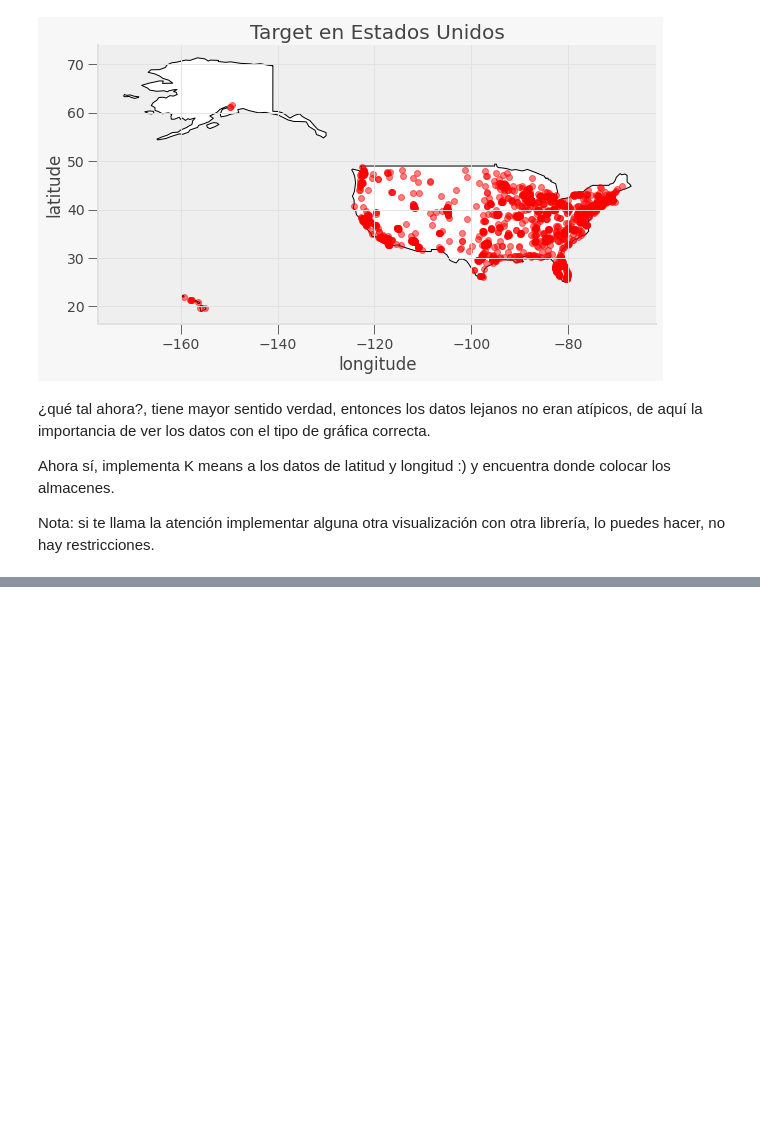
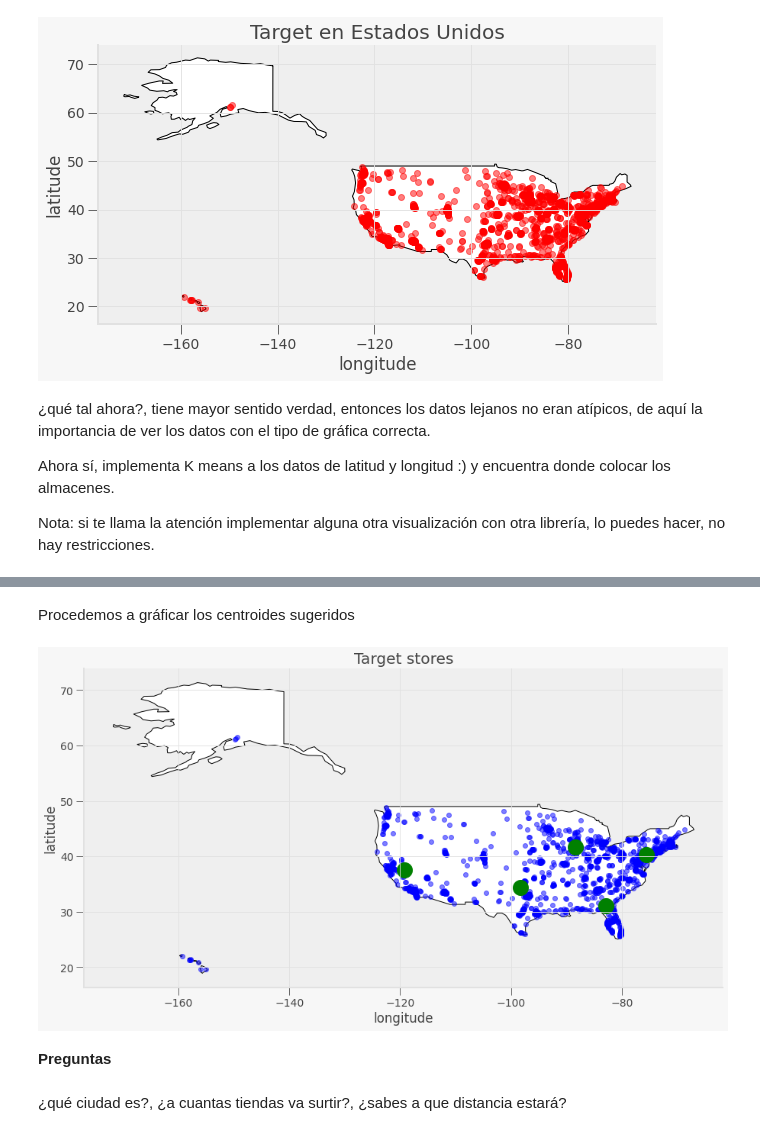
Before and after one commit to PosgradoMNA/actividades-de-aprendizaje-LuisHermenegildo1, a Jupyter notebook: TecMty_kmeans_target.ipynb, the cells around one changed output, grey strips where cells are left out. Drawn from its saved outputs; the diff is of its cells as text; code cells hidden in the pictures; blank space fills up the shorter version.

```diff
--- a/TecMty_kmeans_target.ipynb
+++ b/TecMty_kmeans_target.ipynb
@@ -250,0 +282,7 @@ Nota: si te llama la atención implementar alguna otra visualización con otra l
+# %%
+m_kmeans = KMeans(n_clusters = 5)
+m_kmeans.fit(coords)
+
+labels = m_kmeans.labels_
+centroids = m_kmeans.cluster_centers_
+centroids
@@ -250,0 +297,6 @@ Nota: si te llama la atención implementar alguna otra visualización con otra l
+# %%
+cen_df = pd.DataFrame(centroids)
+cen_df["Coordenadas"] = list(zip(cen_df[0], cen_df[1]))
+cen_df["Coordenadas"] = cen_df["Coordenadas"].apply(Point)
+
+cen_df
@@ -250,0 +312,3 @@ Nota: si te llama la atención implementar alguna otra visualización con otra l
+# %%
+gdf_cen = gpd.GeoDataFrame(cen_df, geometry="Coordenadas")
+gdf_cen
@@ -250,0 +322,26 @@ Nota: si te llama la atención implementar alguna otra visualización con otra l
+# %% [markdown]
+Procedemos a gráficar los centroides sugeridos
+# %%
+fig, gax = plt.subplots(figsize=(15,15))
+
+world.query("name == 'United States of America'").plot(ax = gax, edgecolor='black', color='white')
+
+# This plot the cities. It's the same syntax, but we are plotting from a different GeoDataFrame.
+# I want the cities as pale red dots.
+gdf.plot(ax=gax, color= 'b', alpha = 0.5)
+gdf_cen.plot(ax=gax, color='g', alpha = 1, markersize = 400)
+
+gax.set_xlabel('longitude')
+gax.set_ylabel('latitude')
+gax.set_title('Target stores')
+
+gax.spines['top'].set_visible(False)
+gax.spines['right'].set_visible(False)
+
+plt.show()
+# %% [output]
+[figure, added]
+# %% [markdown]
+**Preguntas**
+# %% [markdown]
+ ¿qué ciudad es?, ¿a cuantas tiendas va surtir?, ¿sabes a que distancia estará?
```
Also changed, not shown: parts of 21 cells of this notebook.
